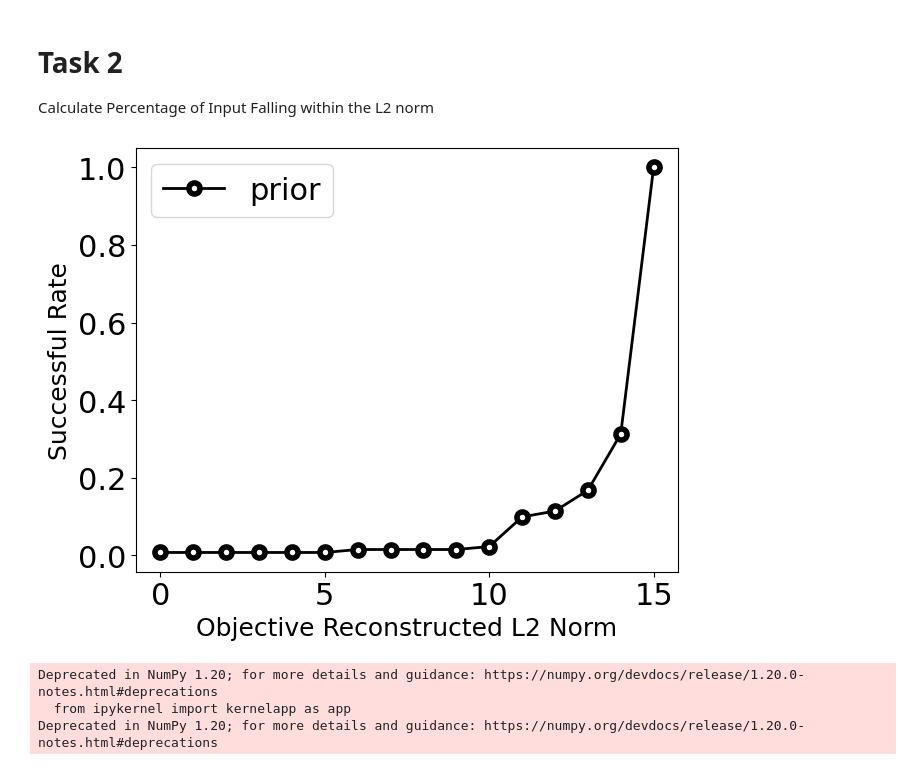
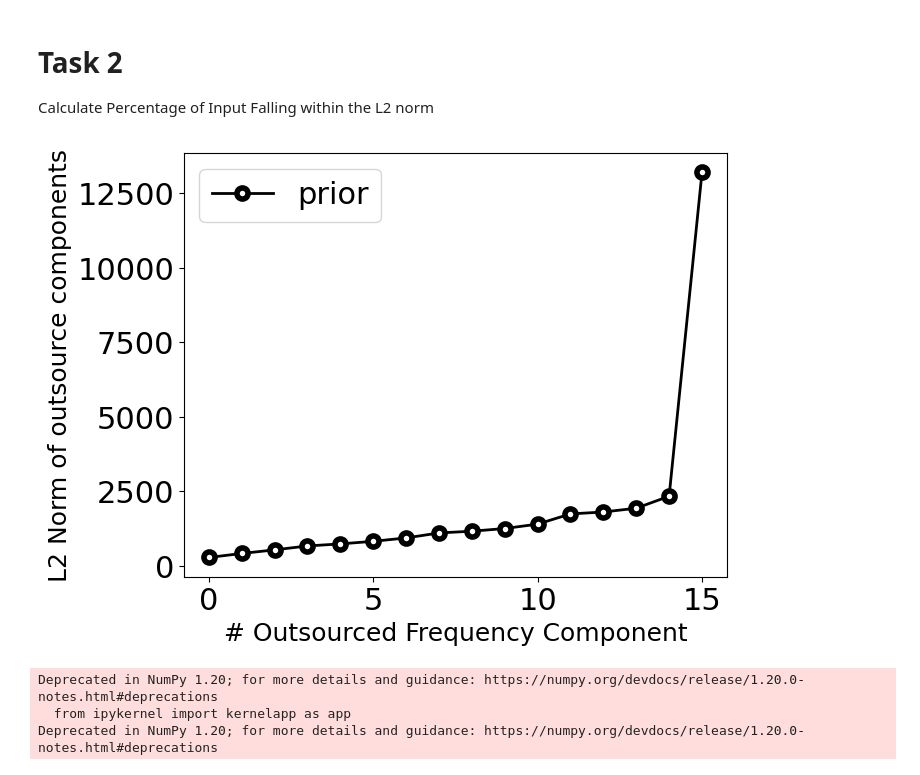
Before and after one commit to georgia-tech-synergy-lab/Privatar, a Jupyter notebook: custom_scripts/prior_success_rate_analysis/posterior_success_rate/overall_posterior_successful_rate.ipynb, the cells around one changed output. Cells and saved outputs as stored; diff of their text form; code cells hidden in the pictures.

```diff
--- a/custom_scripts/prior_success_rate_analysis/posterior_success_rate/overall_posterior_successful_rate.ipynb
+++ b/custom_scripts/prior_success_rate_analysis/posterior_success_rate/overall_posterior_successful_rate.ipynb
@@ -217,5 +217,5 @@ num_images = len(highest_frequency_components_overall)
 # %%
 max_l2_norm_list = []
 for outsource_component_base_id in range(total_frequency_component):
-    outsource_data = np.load(f"/home/jianming/work/Privatar_prj/prior_success_rate_analysis/prior_success_rate_under_various_partition/l2_norm_outsource_component_{total_frequency_component-outsource_component_base_id}.npy")
+    outsource_data = np.load(f"/home/jianming/work/Privatar_prj/custom_scripts/prior_success_rate_analysis/prior_success_rate_under_various_partition/l2_norm_outsource_component_{total_frequency_component-outsource_component_base_id}.npy")
     max_l2_norm_list.append(np.max(outsource_data))
@@ -338,38 +358,38 @@ import matplotlib.pyplot as plt
 
 prior_successful_rate_list = [1.0, 0.31297709923664124, 0.16793893129770993, 0.11450381679389313, 0.09923664122137404, 0.022900763358778626, 0.015267175572519083, 0.015267175572519083, 0.015267175572519083, 0.015267175572519083, 0.007633587786259542, 0.007633587786259542, 0.007633587786259542, 0.007633587786259542, 0.007633587786259542, 0.007633587786259542]
 
 objected_l2_norm = [13191.2470703125, 2338.54052734375, 1936.544189453125, 1809.600830078125, 1745.7357177734375, 1403.8924560546875, 1255.6917724609375, 1166.1475830078125, 1107.42822265625, 940.5419921875, 826.947265625, 740.544189453125, 671.51953125, 540.6065063476562, 419.6635437011719, 285.55902099609375]
 
 prior_sr =  1/66
 fig = plt.figure(figsize=[7,5.5])
 ax = plt.subplot(111)
 x = [i for i in range(len(prior_successful_rate_list))]
-prior_successful_rate_list = prior_successful_rate_list[::-1]
-plt.plot(x, prior_successful_rate_list, color="k", marker=".", markerfacecolor="#ffffff", markersize=16, linewidth=2, markeredgewidth=4)
+objected_l2_norm = objected_l2_norm[::-1]
+plt.plot(x, objected_l2_norm, color="k", marker=".", markerfacecolor="#ffffff", markersize=16, linewidth=2, markeredgewidth=4)
 
 SMALL_SIZE = 18
 MEDIUM_SIZE = 20
 BIGGER_SIZE = 22
 
-plt.ylabel("Successful Rate", fontsize=SMALL_SIZE)
-plt.xlabel("Objective Reconstructed L2 Norm", fontsize=SMALL_SIZE)
+plt.ylabel("L2 Norm of outsource components", fontsize=SMALL_SIZE)
+plt.xlabel("# Outsourced Frequency Component", fontsize=SMALL_SIZE)
 # plt.xticks([i for i in range(int(max(tflop_list)+1))], [str(i) for i in range(int(max(tflop_list)+1))], fontsize=MEDIUM_SIZE)
 # plt.title("Scores by Teams in 4 Rounds")
 
 plt.legend(["prior"])#, fontsize=SMALL_SIZE)
 # plt.legend(["prior", 'Alveo U280'])#, fontsize=SMALL_SIZE)
 plt.rc('font', size=BIGGER_SIZE)          # controls default text sizes
 plt.rc('axes', titlesize=BIGGER_SIZE)     # fontsize of the axes title
 plt.rc('axes', labelsize=BIGGER_SIZE)    # fontsize of the x and y labels
 plt.rc('xtick', labelsize=BIGGER_SIZE)    # fontsize of the tick labels
 plt.rc('ytick', labelsize=BIGGER_SIZE)    # fontsize of the tick labels
 plt.rc('legend', fontsize=BIGGER_SIZE)    # legend fontsize
 
 plt.savefig('task2_successful_rate.pdf', bbox_inches="tight", transparent=True)
 
 plt.show()
 # %% [output]
-[figure, old version]
+[figure, new version]
 # %%
 prior_successful_rate_list = [1.0, 0.31297709923664124, 0.16793893129770993, 0.11450381679389313, 0.09923664122137404, 0.022900763358778626, 0.015267175572519083, 0.015267175572519083, 0.015267175572519083, 0.015267175572519083, 0.007633587786259542, 0.007633587786259542, 0.007633587786259542, 0.007633587786259542, 0.007633587786259542, 0.007633587786259542]
 prior_successful_rate_list = prior_successful_rate_list[::-1]
```
Also changed, not shown: parts of 3 cells of this notebook, 2 other files.
